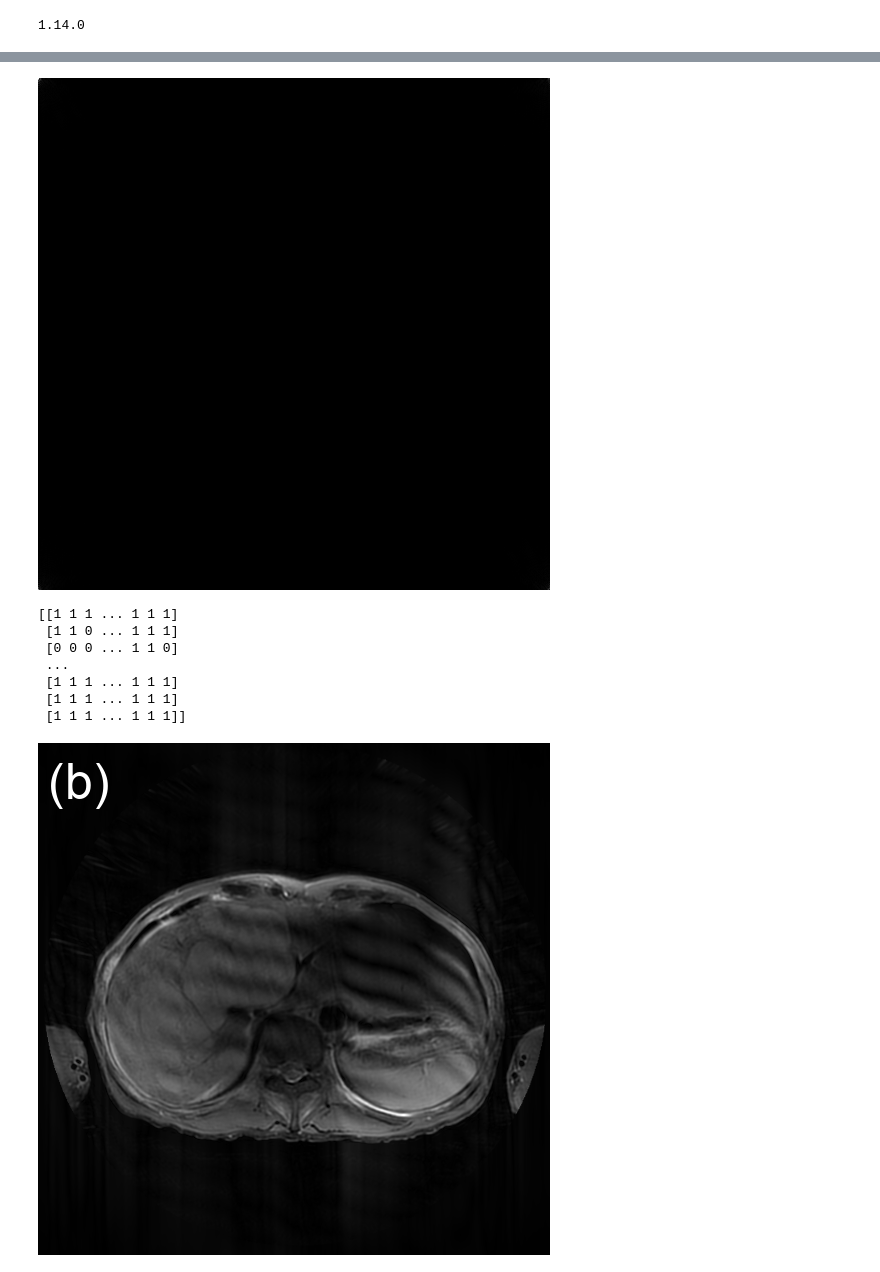
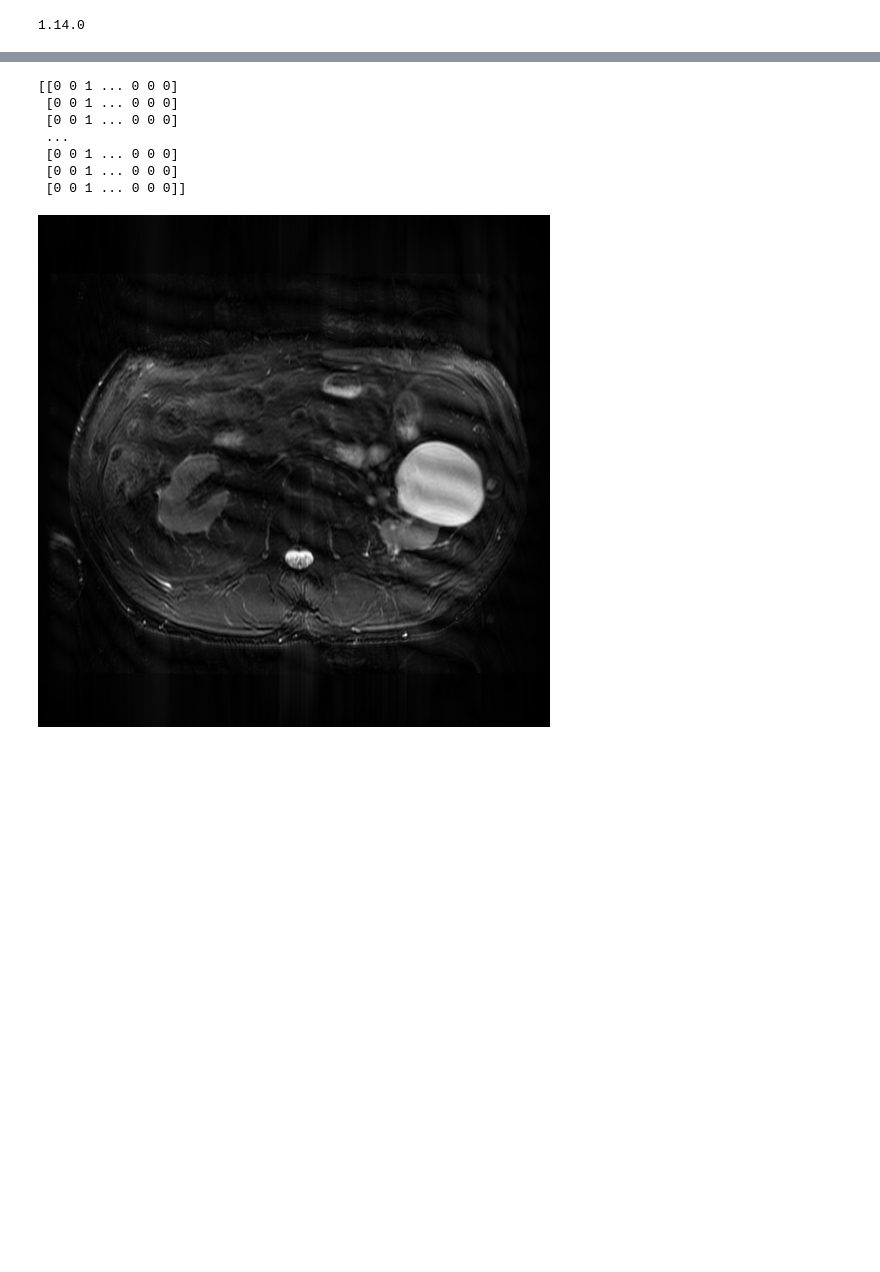
Before and after one commit to 18jeffreyma/motion-artifact, a Jupyter notebook: simulating_motion_artifacts.ipynb, the cells around one changed output, grey strips where cells are left out. Cells and saved outputs as stored; diff of their text form; code cells hidden in the pictures; blank space fills up the shorter version.

Commit message:
added simulated activation map data

```diff
--- a/simulating_motion_artifacts.ipynb
+++ b/simulating_motion_artifacts.ipynb
@@ -19,7 +19,7 @@ tf.enable_eager_execution()
 # %% [output]
 1.14.0
 # %%
-data_root = "./data/data_relabeled_png/"
+data_root = "./data/custom_activation_map_data/"
 
 # load an array of image paths
 def load_image_paths(path):
@@ -29,16 +29,16 @@ def load_image_paths(path):
     paths = []
 
     for child in data_root.iterdir():
-        if (child.is_dir()):
+        if (child.is_dir() and child.name != ".DS_Store"):
             print(child)
 
             subdir_paths = list(child.glob('**/*'))
-            subdir_paths = [str(path) for path in subdir_paths]
+            subdir_paths = [str(path) for path in subdir_paths if path.name != ".DS_Store"]
 
             paths.append(subdir_paths)
 
     return paths
 
 paths = load_image_paths(data_root)
-print(paths[2][0])
+print(paths)
 # %% [output]
@@ -49,7 +47,7 @@ data/data_relabeled_png/2/IM-0067-0001-0001.dcm.png
 # %%
 # 2 9 best result
 
-image_path = paths[2][19]
+image_path = paths[0][0]
 
 print(image_path)
 
@@ -96,41 +94,40 @@ def reconstruct(img):
     img = np.absolute(np.fft.ifft2(img))
 
     img = np.around(img * 255.0 / np.max(img))
 
     return img
 
 
 im_transformed = np.fft.fft2(im)
 
 # im_converted = np.abs(im_transformed) / np.max(np.abs(im_transformed)) * 255
 # im_converted = np.uint8(im_converted)
 # im_transformed_display = Image.fromarray(im_converted)
 
 # display(im_transformed_display)
 
 
 im_transformed_artifacted = add_artifact(im_transformed, start=10, end=20, max_lf=lf)
 
 image = reconstruct(im_transformed_artifacted)
 image = np.uint8(image)
 
 
 print(image)
 
 display2 = Image.fromarray(image)
 
-display2_draw = ImageDraw.Draw(display2)
+# display2_draw = ImageDraw.Draw(display2)
 
-display2_draw.text((10,10), "(b)", fill="white", font=ImageFont.truetype("./fonts/arial.ttf", 50))
+# display2_draw.text((10,10), "(b)", fill="white", font=ImageFont.truetype("./fonts/arial.ttf", 50))
 
 display(display2)
 # %% [output]
+[[0 0 1 ... 0 0 0]
+ [0 0 1 ... 0 0 0]
+ [0 0 1 ... 0 0 0]
+ ...
+ [0 0 1 ... 0 0 0]
+ [0 0 1 ... 0 0 0]
+ [0 0 1 ... 0 0 0]]
-[figure, old version]
+[figure, new version]
-[[1 1 1 ... 1 1 1]
- [1 1 0 ... 1 1 1]
- [0 0 0 ... 1 1 0]
- ...
- [1 1 1 ... 1 1 1]
- [1 1 1 ... 1 1 1]
- [1 1 1 ... 1 1 1]]
-[figure, removed]
```
Also changed, not shown: parts of 2 cells of this notebook.
